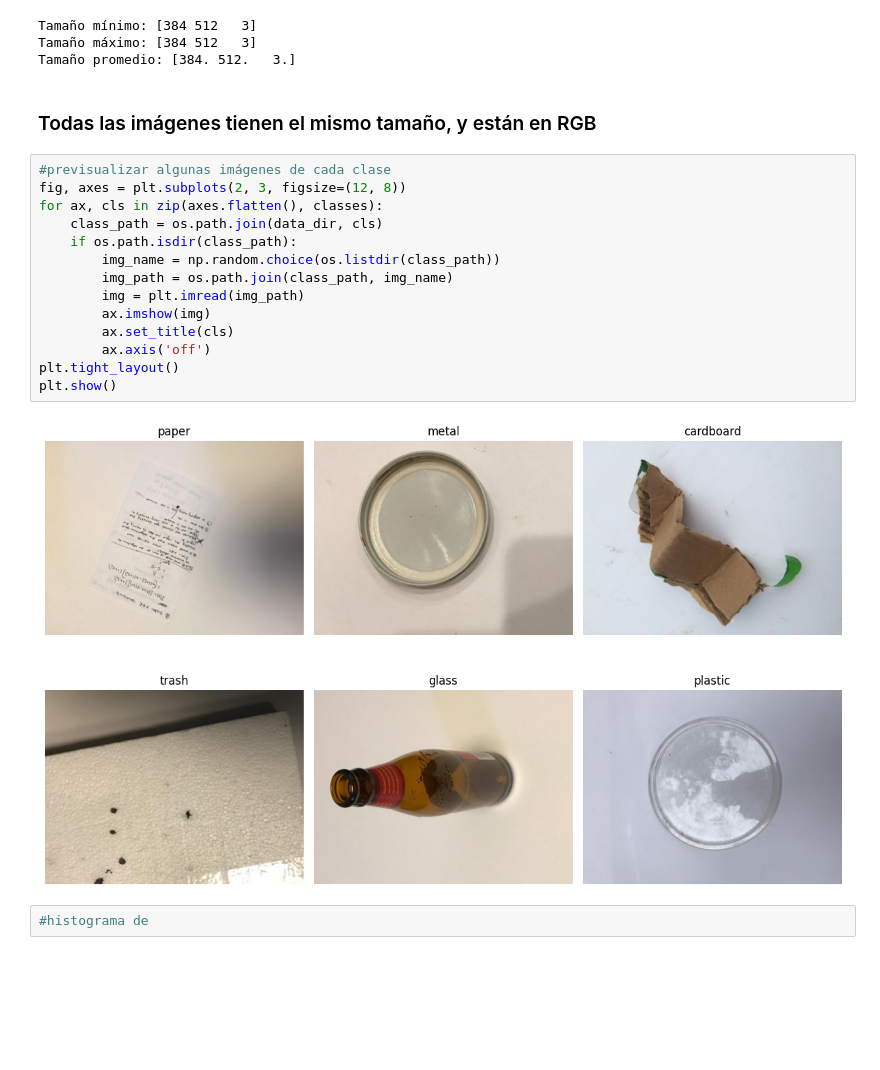
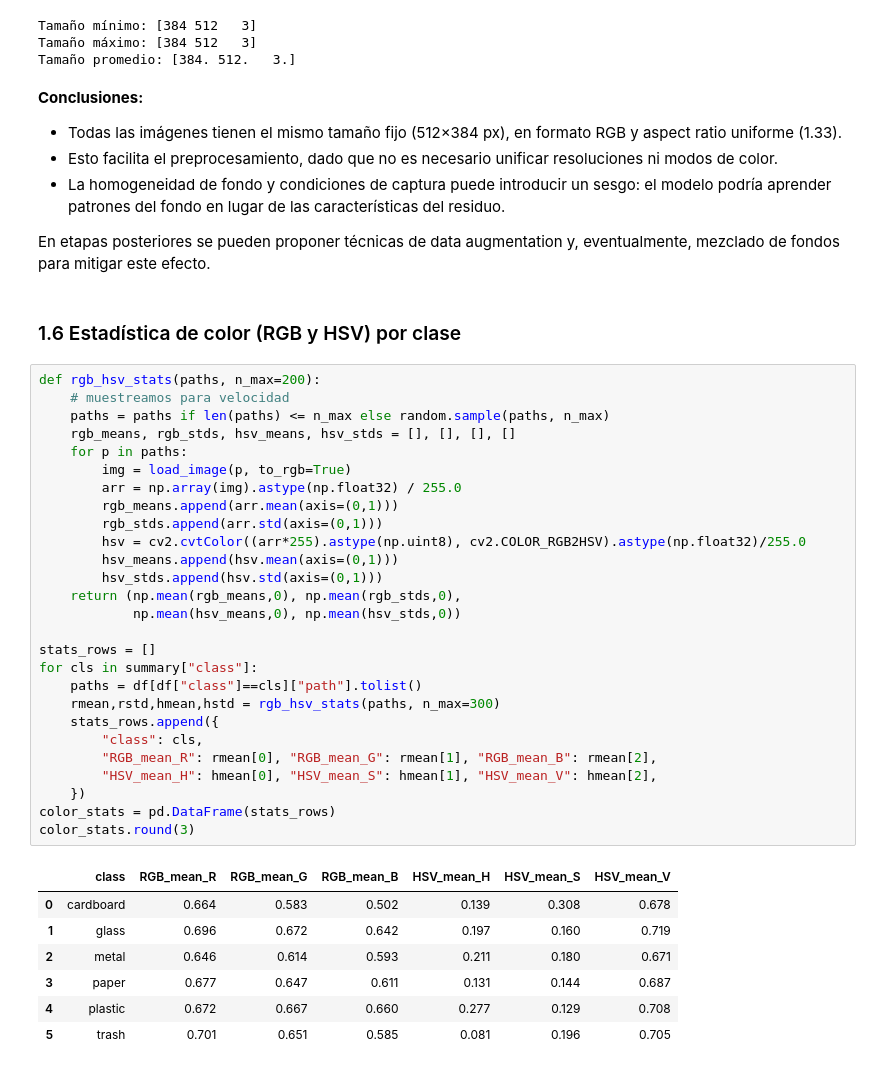
Before and after one commit to emiliano-ipa/CEIA-vpc2, a Jupyter notebook: vpc2-EDA-trashnet.ipynb, the cells around one changed output. Cells and saved outputs as stored; diff of their text form; blank space fills up the shorter version.

```diff
--- a/vpc2-EDA-trashnet.ipynb
+++ b/vpc2-EDA-trashnet.ipynb
@@ -56,22 +194,47 @@ Tamaño mínimo: [384 512   3]
 Tamaño máximo: [384 512   3]
 Tamaño promedio: [384. 512.   3.]
 # %% [markdown]
-### Todas las imágenes tienen el mismo tamaño, y están en RGB
+**Conclusiones:**
+
+- Todas las imágenes tienen el mismo tamaño fijo (512×384 px), en formato RGB y aspect ratio uniforme (1.33).
+- Esto facilita el preprocesamiento, dado que no es necesario unificar resoluciones ni modos de color.
+- La homogeneidad de fondo y condiciones de captura puede introducir un sesgo: el modelo podría aprender patrones del fondo en lugar de las características del residuo.
+
+En etapas posteriores se pueden proponer técnicas de data augmentation y, eventualmente, mezclado de fondos para mitigar este efecto.
-# %%
-#previsualizar algunas imágenes de cada clase
-fig, axes = plt.subplots(2, 3, figsize=(12, 8))
-for ax, cls in zip(axes.flatten(), classes):
-    class_path = os.path.join(data_dir, cls)
-    if os.path.isdir(class_path):
-        img_name = np.random.choice(os.listdir(class_path))
-        img_path = os.path.join(class_path, img_name)
-        img = plt.imread(img_path)
-        ax.imshow(img)
-        ax.set_title(cls)
-        ax.axis('off')
-plt.tight_layout()
-plt.show()
-# %% [output]
-[figure, removed]
-# %%
-#histograma de
+# %% [markdown]
+### 1.6 Estadística de color (RGB y HSV) por clase
+# %%
+def rgb_hsv_stats(paths, n_max=200):
+    # muestreamos para velocidad
+    paths = paths if len(paths) <= n_max else random.sample(paths, n_max)
+    rgb_means, rgb_stds, hsv_means, hsv_stds = [], [], [], []
+    for p in paths:
+        img = load_image(p, to_rgb=True)
+        arr = np.array(img).astype(np.float32) / 255.0
+        rgb_means.append(arr.mean(axis=(0,1)))
+        rgb_stds.append(arr.std(axis=(0,1)))
+        hsv = cv2.cvtColor((arr*255).astype(np.uint8), cv2.COLOR_RGB2HSV).astype(np.float32)/255.0
+        hsv_means.append(hsv.mean(axis=(0,1)))
+        hsv_stds.append(hsv.std(axis=(0,1)))
+    return (np.mean(rgb_means,0), np.mean(rgb_stds,0),
+            np.mean(hsv_means,0), np.mean(hsv_stds,0))
+
+stats_rows = []
+for cls in summary["class"]:
+    paths = df[df["class"]==cls]["path"].tolist()
+    rmean,rstd,hmean,hstd = rgb_hsv_stats(paths, n_max=300)
+    stats_rows.append({
+        "class": cls,
+        "RGB_mean_R": rmean[0], "RGB_mean_G": rmean[1], "RGB_mean_B": rmean[2],
+        "HSV_mean_H": hmean[0], "HSV_mean_S": hmean[1], "HSV_mean_V": hmean[2],
+    })
+color_stats = pd.DataFrame(stats_rows)
+color_stats.round(3)
+# %% [output]
+|  | class | RGB_mean_R | RGB_mean_G | RGB_mean_B | HSV_mean_H | HSV_mean_S | HSV_mean_V |
+| 0 | cardboard | 0.664 | 0.583 | 0.502 | 0.139 | 0.308 | 0.678 |
+| 1 | glass | 0.696 | 0.672 | 0.642 | 0.197 | 0.160 | 0.719 |
+| 2 | metal | 0.646 | 0.614 | 0.593 | 0.211 | 0.180 | 0.671 |
+| 3 | paper | 0.677 | 0.647 | 0.611 | 0.131 | 0.144 | 0.687 |
+| 4 | plastic | 0.672 | 0.667 | 0.660 | 0.277 | 0.129 | 0.708 |
+| 5 | trash | 0.701 | 0.651 | 0.585 | 0.081 | 0.196 | 0.705 |
```
Also changed, not shown: parts of 21 cells of this notebook, 2 other files.
